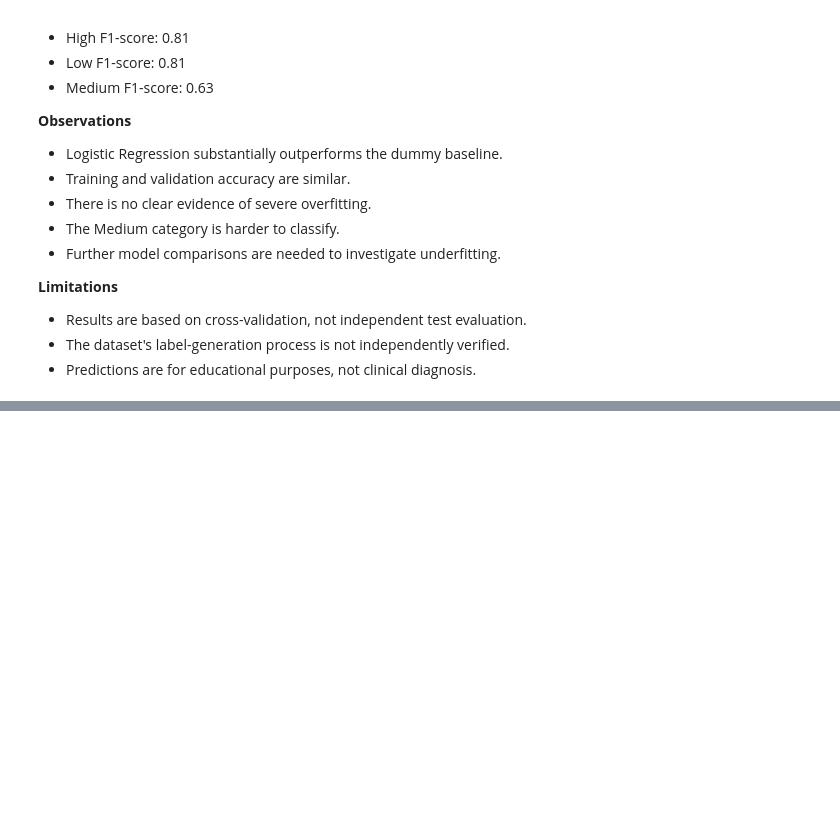
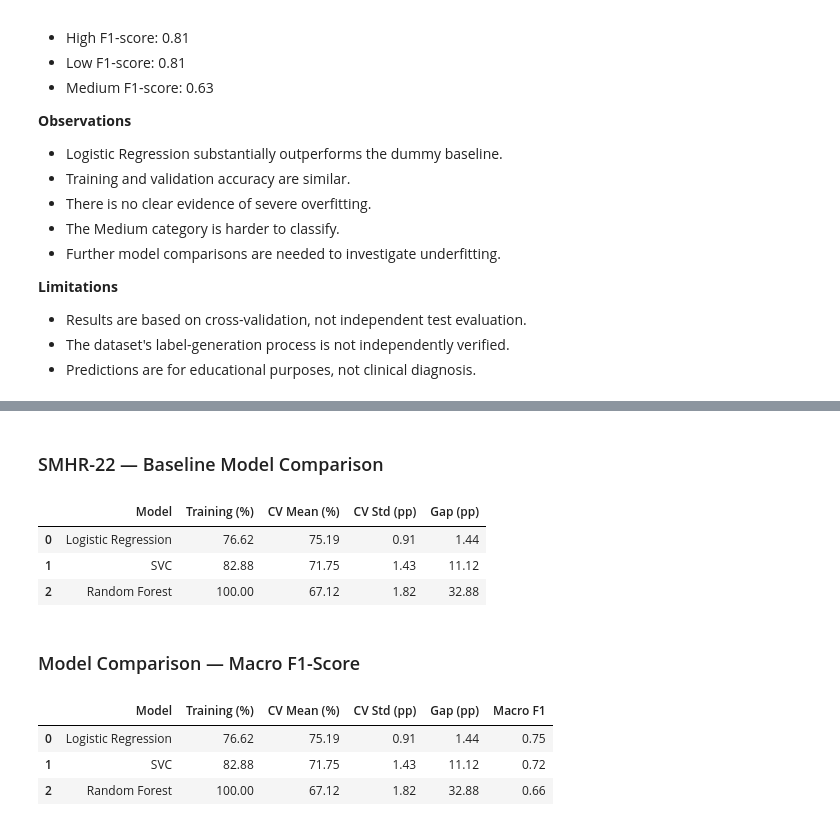
Before and after one commit to YounessAitJamaa/student-mental-health-risk, a Jupyter notebook: notebooks/02_model_development.ipynb, the cells around one changed output, grey strips where cells are left out. Saved outputs shown, nothing was run; the diff lists cells and outputs as text; code cells hidden in the pictures; blank space fills up the shorter version.

```diff
--- a/notebooks/02_model_development.ipynb
+++ b/notebooks/02_model_development.ipynb
@@ -208,0 +456,47 @@ Dummy mean validation accuracy: 0.339999484696662
+# %% [markdown]
+### SMHR-22 — Baseline Model Comparison
+# %%
+comparison = pd.DataFrame({
+    "Model": ["Logistic Regression", "SVC", "Random Forest"],
+    "Training (%)": [
+        logistic_accuracy * 100,
+        svc_train_accuracy * 100,
+        rf_train_accuracy * 100
+    ],
+    "CV Mean (%)": [
+        cv_scores.mean() * 100,
+        svc_cv_scores.mean() * 100,
+        rf_cv_scores.mean() * 100
+    ],
+    "CV Std (pp)": [
+        cv_scores.std() * 100,
+        svc_cv_scores.std() * 100,
+        rf_cv_scores.std() * 100
+    ]
+})
+
+comparison["Gap (pp)"] = comparison["Training (%)"] - comparison["CV Mean (%)"]
+
+display(comparison.round(2))
+# %% [output]
+|  | Model | Training (%) | CV Mean (%) | CV Std (pp) | Gap (pp) |
+| 0 | Logistic Regression | 76.62 | 75.19 | 0.91 | 1.44 |
+| 1 | SVC | 82.88 | 71.75 | 1.43 | 11.12 |
+| 2 | Random Forest | 100.00 | 67.12 | 1.82 | 32.88 |
+# %% [markdown]
+### Model Comparison — Macro F1-Score
+# %%
+from sklearn.metrics import f1_score
+
+comparison["Macro F1"] = [
+    f1_score(y_train, cv_predictions, average="macro"),
+    f1_score(y_train, svc_cv_predictions, average="macro"),
+    f1_score(y_train, rf_cv_predictions, average="macro")
+]
+
+display(comparison.round(2))
+# %% [output]
+|  | Model | Training (%) | CV Mean (%) | CV Std (pp) | Gap (pp) | Macro F1 |
+| 0 | Logistic Regression | 76.62 | 75.19 | 0.91 | 1.44 | 0.75 |
+| 1 | SVC | 82.88 | 71.75 | 1.43 | 11.12 | 0.72 |
+| 2 | Random Forest | 100.00 | 67.12 | 1.82 | 32.88 | 0.66 |
```
Also changed, not shown: parts of 29 cells of this notebook.
